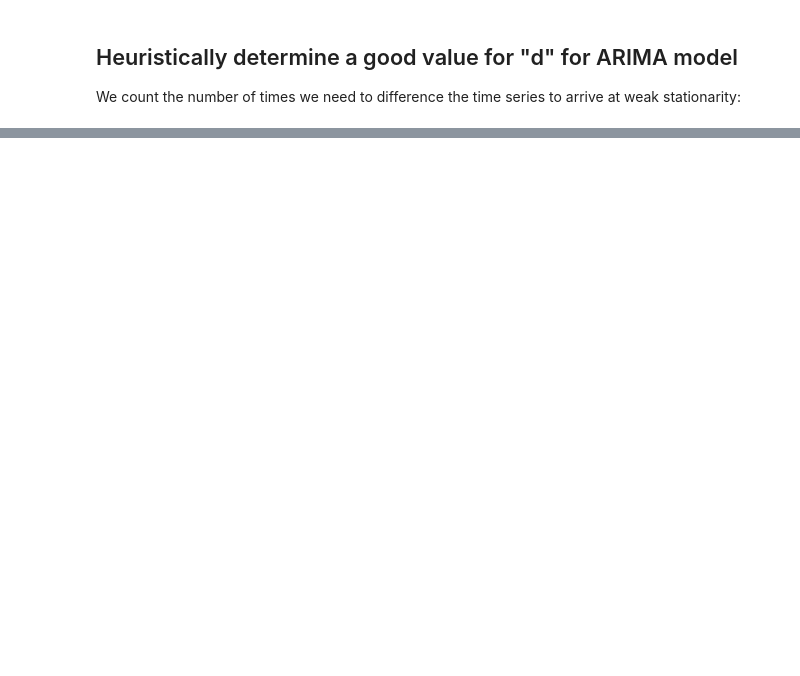
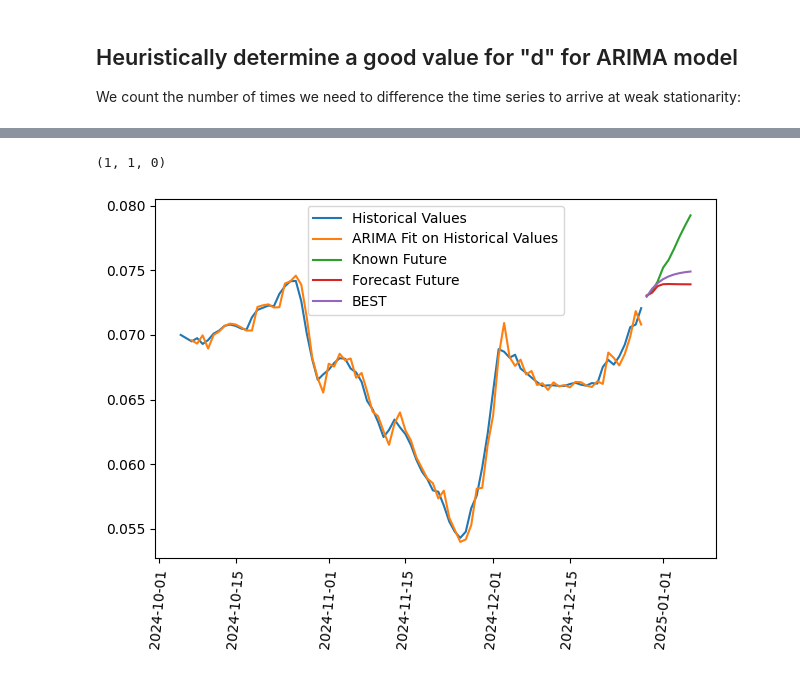
Before and after one commit to badassdatascience/badass-data-science, a Jupyter notebook: badassdatascience/forecasting/ARIMA/test_it.ipynb, the cells around one changed output, grey strips where cells are left out. Saved outputs shown, nothing was run; the diff lists cells and outputs as text; code cells hidden in the pictures; blank space fills up the shorter version.

```diff
--- a/badassdatascience/forecasting/ARIMA/test_it.ipynb
+++ b/badassdatascience/forecasting/ARIMA/test_it.ipynb
@@ -153,5 +252,3 @@ d_ARIMA = difference_to_stationarity_ish(df_train['spot_price'])
 # %%
-#from pmdarima import auto_arima
-#
-#model = auto_arima(df_train['spot_price'], stepwise=True, trace=True)
-#print(model.summary())
+model_best_arima = auto_arima(df_train['spot_price'], stepwise=True, trace=True)
+print(model_best_arima.summary())
@@ -158,4 +279,11 @@ d_ARIMA = difference_to_stationarity_ish(df_train['spot_price'])
+# %%
+model_best_arima.order
+# %% [output]
+(1, 1, 0)
 # %%
-#model
-#dir(model)
+fit_best_arima = model_best_arima.fit(df_train)
+
+plot_it_all(df_train, df_test, fit, fit_best = fit_best_arima)
+# %% [output]
+[figure, added]
 # %%
```
Also changed, not shown: parts of 25 cells of this notebook, 1 other file.
